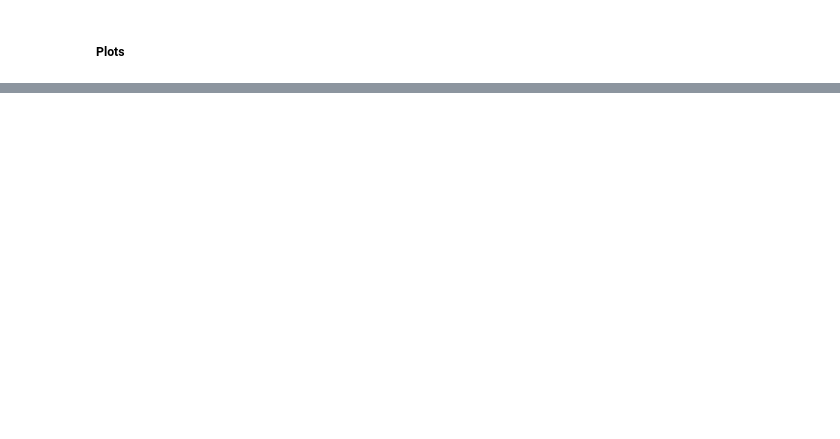
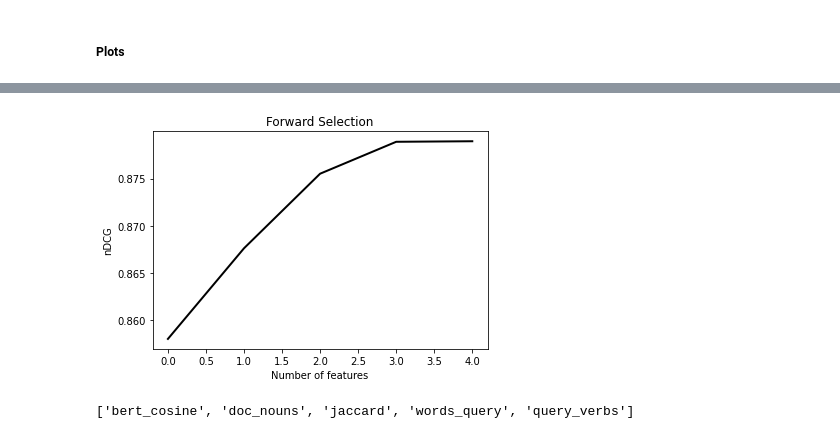
Before and after one commit to tim-grams/Retriever, a Jupyter notebook: notebooks/feature_selection.ipynb, the cells around one changed output, grey strips where cells are left out. Drawn from its saved outputs; the diff is of its cells as text; code cells hidden in the pictures; blank space fills up the shorter version.

```diff
--- a/notebooks/feature_selection.ipynb
+++ b/notebooks/feature_selection.ipynb
@@ -225,0 +226,10 @@ results[results['name'] == 'select_lr']
+# %%
+plt.plot(performances, linewidth=2.0, color='black')
+plt.title('Forward Selection')
+plt.ylabel('nDCG')
+plt.xlabel('Number of features')
+plt.show()
+print(features)
+# %% [output]
+[figure, added]
+['bert_cosine', 'doc_nouns', 'jaccard', 'words_query', 'query_verbs']
```
Also changed, not shown: parts of 6 cells of this notebook, 9 other files.
